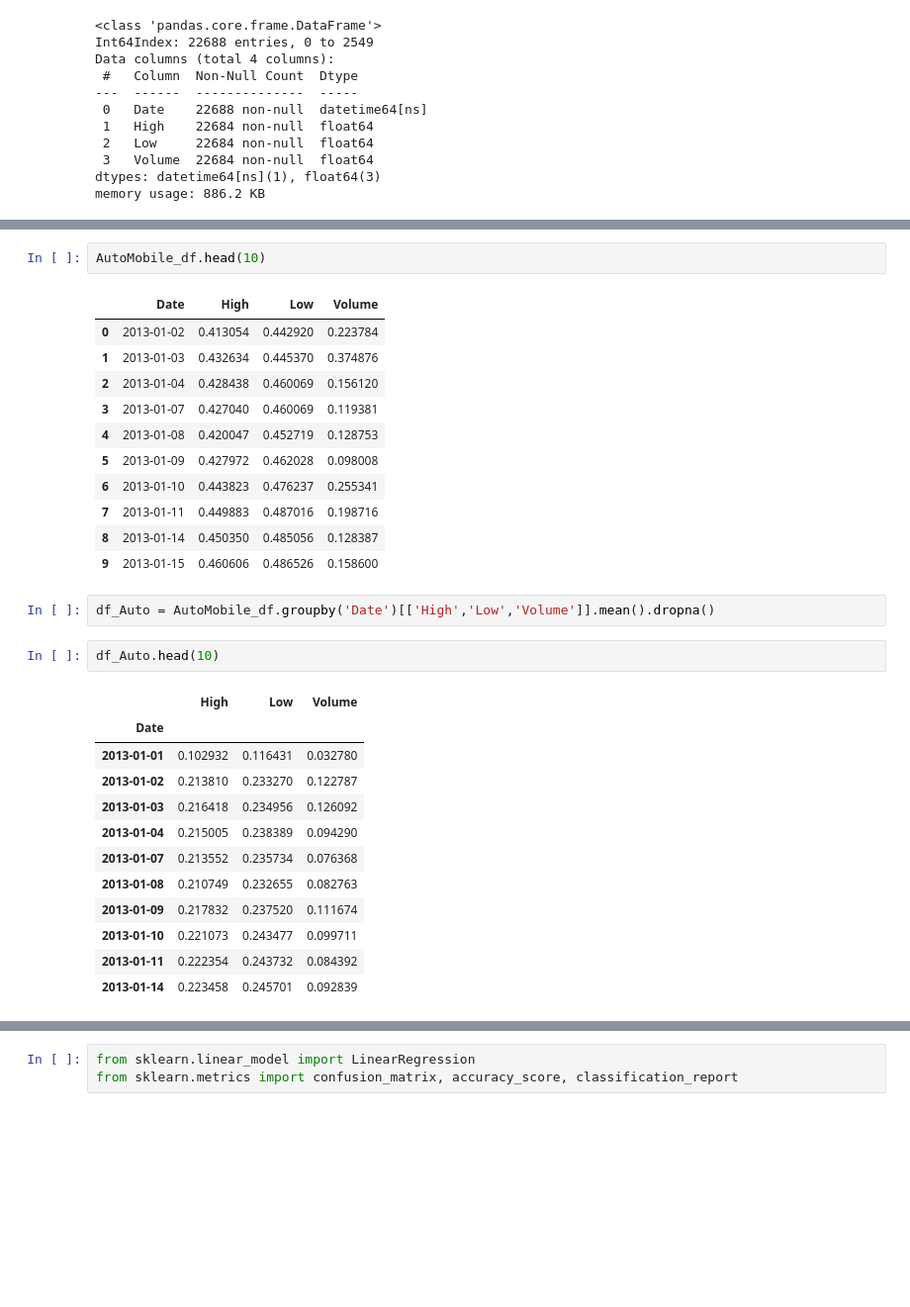
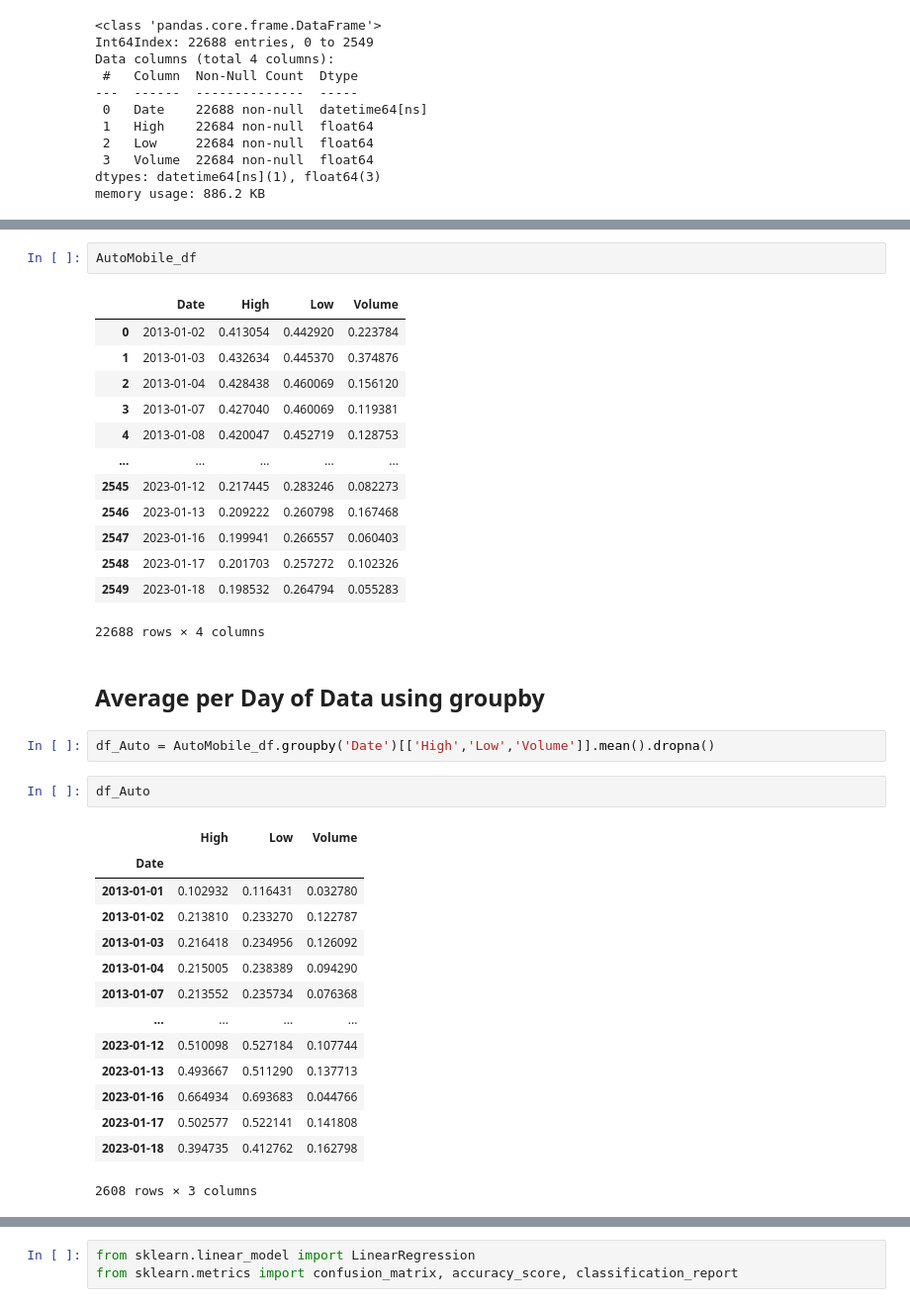
Before and after one commit to anjaliskilton/Finance_Group_Project, a Jupyter notebook: AutoMobile_Analysis_Function.ipynb, the cells around one changed output, grey strips where cells are left out. Shown at 99% size. Drawn from its saved outputs; the diff is of its cells as text; blank space fills up the shorter version.

```diff
--- a/AutoMobile_Analysis_Function.ipynb
+++ b/AutoMobile_Analysis_Function.ipynb
@@ -84,21 +102,25 @@ memory usage: 886.2 KB
 # %%
-AutoMobile_df.head(10)
+AutoMobile_df
 # %% [output]
 |  | Date | High | Low | Volume |
 | 0 | 2013-01-02 | 0.413054 | 0.442920 | 0.223784 |
 | 1 | 2013-01-03 | 0.432634 | 0.445370 | 0.374876 |
 | 2 | 2013-01-04 | 0.428438 | 0.460069 | 0.156120 |
 | 3 | 2013-01-07 | 0.427040 | 0.460069 | 0.119381 |
 | 4 | 2013-01-08 | 0.420047 | 0.452719 | 0.128753 |
-| 5 | 2013-01-09 | 0.427972 | 0.462028 | 0.098008 |
-| 6 | 2013-01-10 | 0.443823 | 0.476237 | 0.255341 |
-| 7 | 2013-01-11 | 0.449883 | 0.487016 | 0.198716 |
-| 8 | 2013-01-14 | 0.450350 | 0.485056 | 0.128387 |
-| 9 | 2013-01-15 | 0.460606 | 0.486526 | 0.158600 |
+| ... | ... | ... | ... | ... |
+| 2545 | 2023-01-12 | 0.217445 | 0.283246 | 0.082273 |
+| 2546 | 2023-01-13 | 0.209222 | 0.260798 | 0.167468 |
+| 2547 | 2023-01-16 | 0.199941 | 0.266557 | 0.060403 |
+| 2548 | 2023-01-17 | 0.201703 | 0.257272 | 0.102326 |
+| 2549 | 2023-01-18 | 0.198532 | 0.264794 | 0.055283 |
+22688 rows × 4 columns
+# %% [markdown]
+## Average per Day of Data using groupby
 # %%
 df_Auto = AutoMobile_df.groupby('Date')[['High','Low','Volume']].mean().dropna()
 # %%
-df_Auto.head(10)
+df_Auto
 # %% [output]
 |  | High | Low | Volume |
 | Date |  |  |  |
@@ -107,8 +129,10 @@ df_Auto.head(10)
 | 2013-01-03 | 0.216418 | 0.234956 | 0.126092 |
 | 2013-01-04 | 0.215005 | 0.238389 | 0.094290 |
 | 2013-01-07 | 0.213552 | 0.235734 | 0.076368 |
-| 2013-01-08 | 0.210749 | 0.232655 | 0.082763 |
-| 2013-01-09 | 0.217832 | 0.237520 | 0.111674 |
-| 2013-01-10 | 0.221073 | 0.243477 | 0.099711 |
-| 2013-01-11 | 0.222354 | 0.243732 | 0.084392 |
-| 2013-01-14 | 0.223458 | 0.245701 | 0.092839 |
+| ... | ... | ... | ... |
+| 2023-01-12 | 0.510098 | 0.527184 | 0.107744 |
+| 2023-01-13 | 0.493667 | 0.511290 | 0.137713 |
+| 2023-01-16 | 0.664934 | 0.693683 | 0.044766 |
+| 2023-01-17 | 0.502577 | 0.522141 | 0.141808 |
+| 2023-01-18 | 0.394735 | 0.412762 | 0.162798 |
+2608 rows × 3 columns
```
Also changed, not shown: parts of 39 cells of this notebook, 1 other file.
